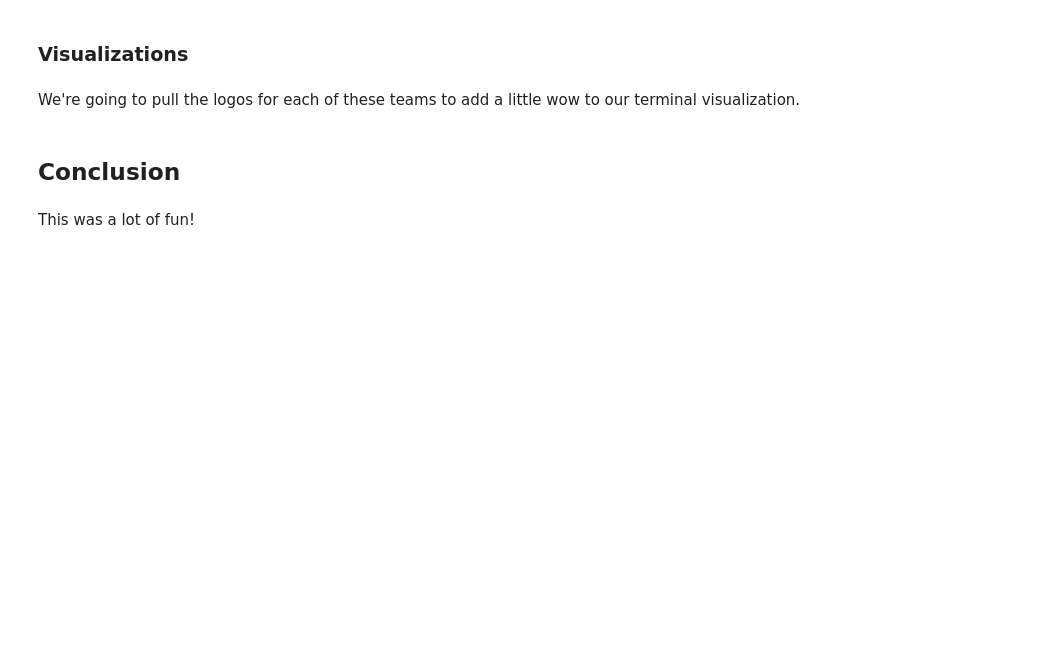
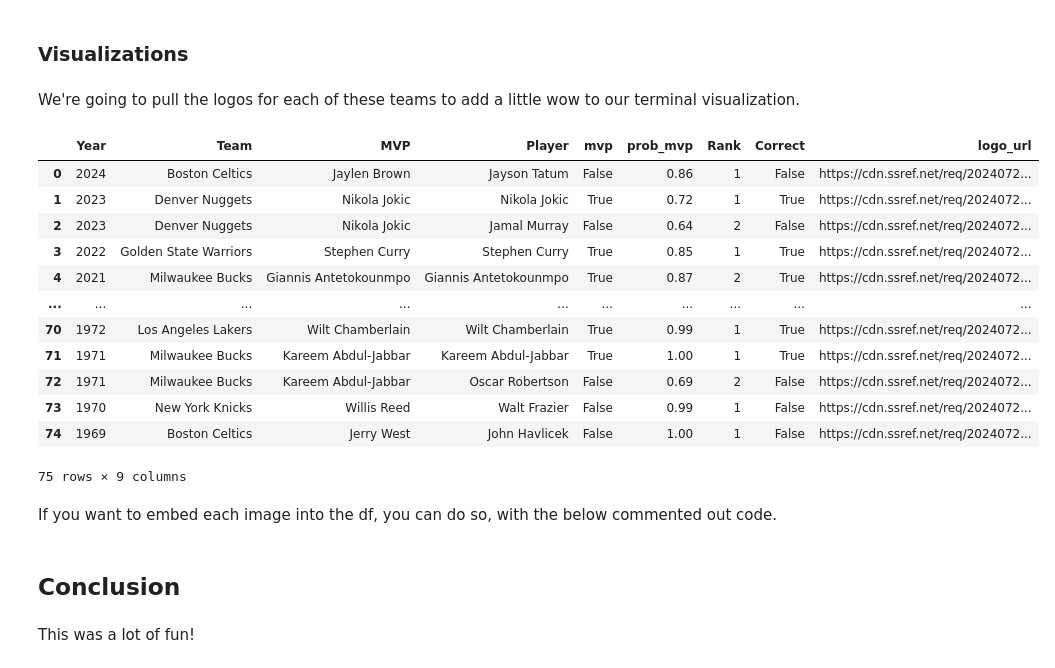
Before and after one commit to NFordUMass/finalsmvp, a Jupyter notebook: finalsmvp.ipynb, the cells around one changed output. Drawn from its saved outputs; the diff is of its cells as text; code cells hidden in the pictures; blank space fills up the shorter version.

```diff
--- a/finalsmvp.ipynb
+++ b/finalsmvp.ipynb
@@ -534,7 +536,22 @@ We're going to pull the logos for each of these teams to add a little wow to our
 # %%
 picks = output[(output['Binary']== 1)].reset_index(drop=True)
 visual = picks.drop(columns=['Binary'])
 visual['logo_url'] = visual.apply(lambda x: logo_from_team_name(x['Team'],x['Year']),axis=1)
-# visual['logo'] = visual['logo_url'].apply(lambda x: fetch_image(x,name_img(x)))
-visual.to_csv('output/tableau_table.csv')
-# a = fetch_image(visual['logo'][4],name_img(visual['logo'][4]))
+visual.to_csv('output/tableau_winners_and_picks.csv')
+visual
+# %% [output]
+|  | Year | Team | MVP | Player | mvp | prob_mvp | Rank | Correct | logo_url |
+| 0 | 2024 | Boston Celtics | Jaylen Brown | Jayson Tatum | False | 0.86 | 1 | False | https://cdn.ssref.net/req/2024072... |
+| 1 | 2023 | Denver Nuggets | Nikola Jokic | Nikola Jokic | True | 0.72 | 1 | True | https://cdn.ssref.net/req/2024072... |
+| 2 | 2023 | Denver Nuggets | Nikola Jokic | Jamal Murray | False | 0.64 | 2 | False | https://cdn.ssref.net/req/2024072... |
+| 3 | 2022 | Golden State Warriors | Stephen Curry | Stephen Curry | True | 0.85 | 1 | True | https://cdn.ssref.net/req/2024072... |
+| 4 | 2021 | Milwaukee Bucks | Giannis Antetokounmpo | Giannis Antetokounmpo | True | 0.87 | 2 | True | https://cdn.ssref.net/req/2024072... |
+| ... | ... | ... | ... | ... | ... | ... | ... | ... | ... |
+| 70 | 1972 | Los Angeles Lakers | Wilt Chamberlain | Wilt Chamberlain | True | 0.99 | 1 | True | https://cdn.ssref.net/req/2024072... |
+| 71 | 1971 | Milwaukee Bucks | Kareem Abdul-Jabbar | Kareem Abdul-Jabbar | True | 1.00 | 1 | True | https://cdn.ssref.net/req/2024072... |
+| 72 | 1971 | Milwaukee Bucks | Kareem Abdul-Jabbar | Oscar Robertson | False | 0.69 | 2 | False | https://cdn.ssref.net/req/2024072... |
+| 73 | 1970 | New York Knicks | Willis Reed | Walt Frazier | False | 0.99 | 1 | False | https://cdn.ssref.net/req/2024072... |
+| 74 | 1969 | Boston Celtics | Jerry West | John Havlicek | False | 1.00 | 1 | False | https://cdn.ssref.net/req/2024072... |
+75 rows × 9 columns
+# %% [markdown]
+If you want to embed each image into the df, you can do so, with the below commented out code.
```
Also changed, not shown: parts of 6 cells of this notebook, 5 other files.
